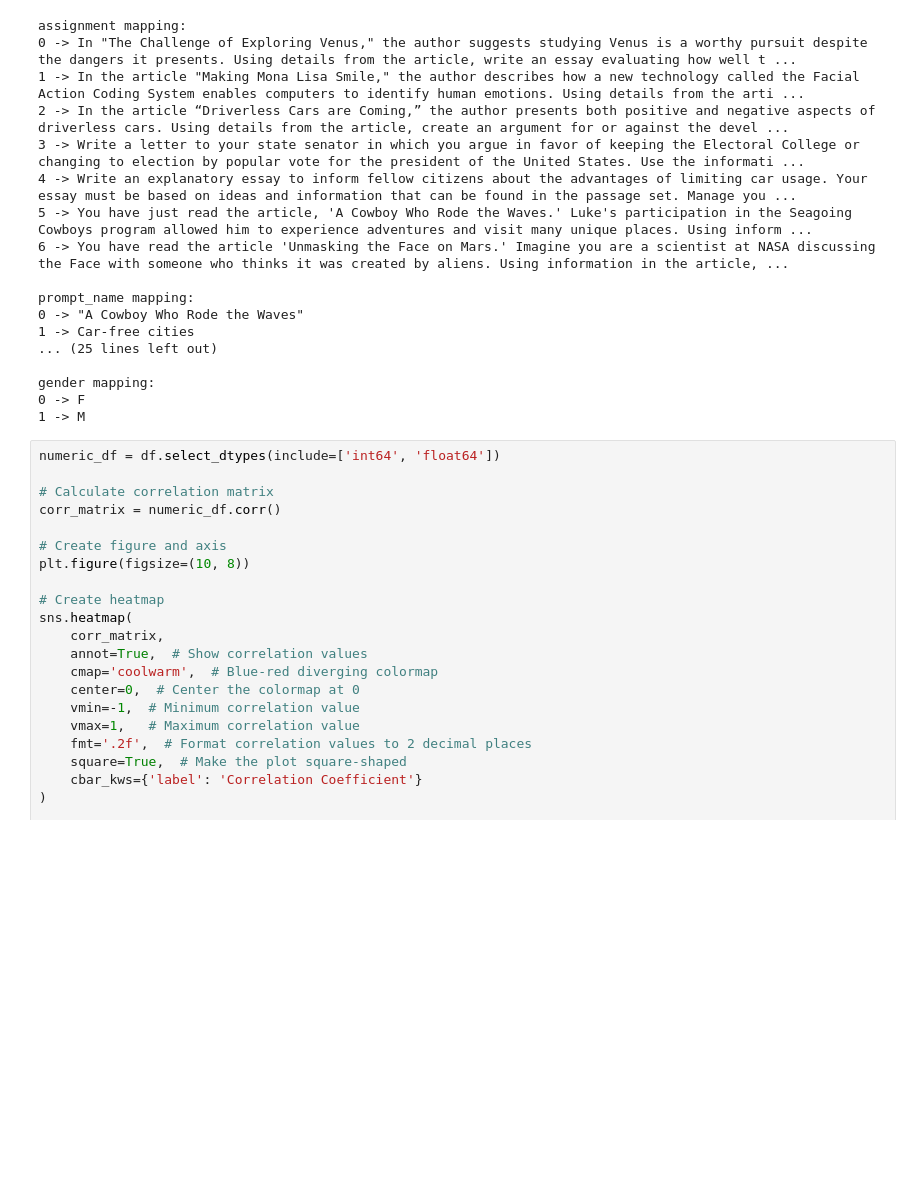
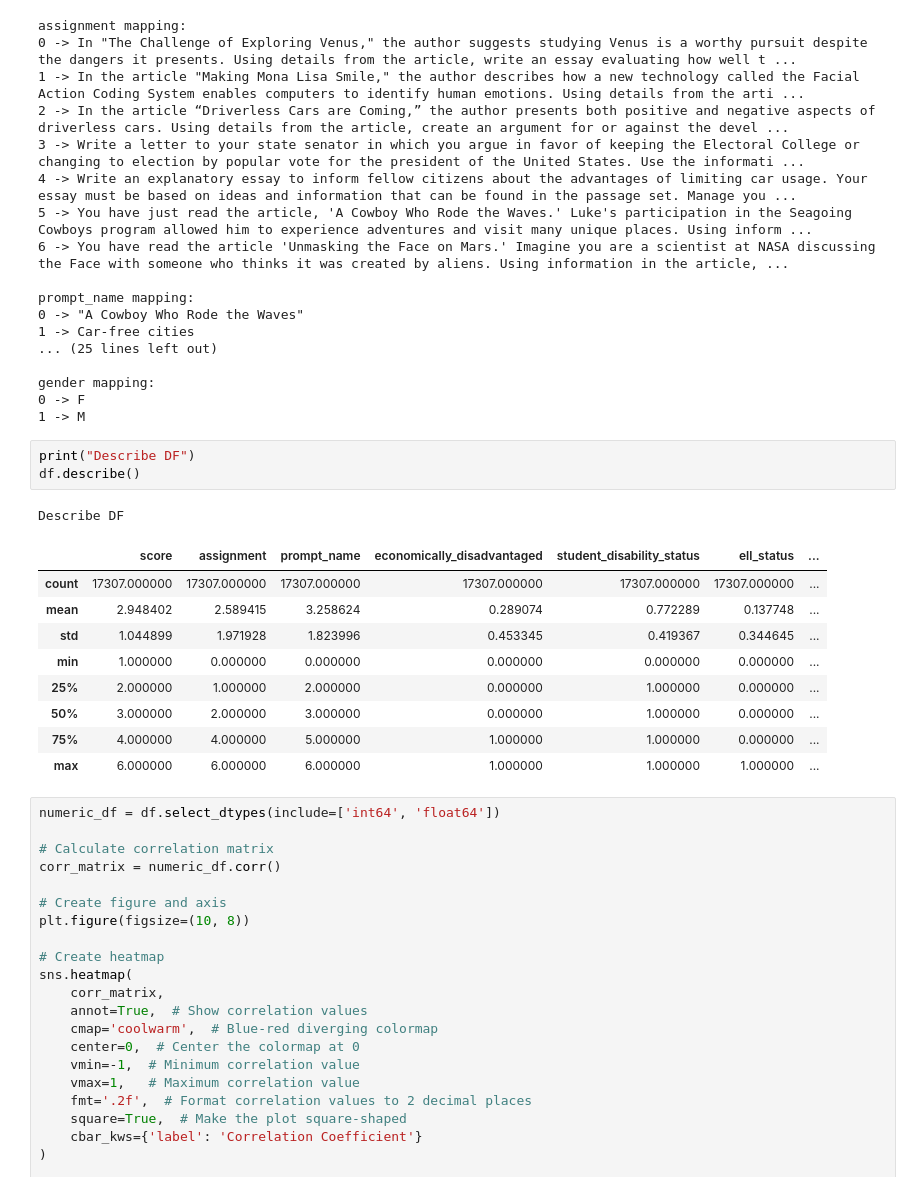
Before and after one commit to faithvillarr/GAYE, a Jupyter notebook: eda.ipynb, the cells around one changed output. Drawn from its saved outputs; the diff is of its cells as text; blank space fills up the shorter version.

```diff
--- a/eda.ipynb
+++ b/eda.ipynb
@@ -221,6 +221,20 @@ prompt_name mapping:
 gender mapping:
 0 -> F
 1 -> M
+# %%
+print("Describe DF")
+df.describe()
+# %% [output]
+Describe DF
+|  | score | assignment | prompt_name | economically_disadvantaged | student_disability_status | ell_status | ... |
+| count | 17307.000000 | 17307.000000 | 17307.000000 | 17307.000000 | 17307.000000 | 17307.000000 | ... |
+| mean | 2.948402 | 2.589415 | 3.258624 | 0.289074 | 0.772289 | 0.137748 | ... |
+| std | 1.044899 | 1.971928 | 1.823996 | 0.453345 | 0.419367 | 0.344645 | ... |
+| min | 1.000000 | 0.000000 | 0.000000 | 0.000000 | 0.000000 | 0.000000 | ... |
+| 25% | 2.000000 | 1.000000 | 2.000000 | 0.000000 | 1.000000 | 0.000000 | ... |
+| 50% | 3.000000 | 2.000000 | 3.000000 | 0.000000 | 1.000000 | 0.000000 | ... |
+| 75% | 4.000000 | 4.000000 | 5.000000 | 1.000000 | 1.000000 | 0.000000 | ... |
+| max | 6.000000 | 6.000000 | 6.000000 | 1.000000 | 1.000000 | 1.000000 | ... |
 # %%
 numeric_df = df.select_dtypes(include=['int64', 'float64'])
 
```
Also changed, not shown: parts of 1 cell of this notebook, 3 other files.
